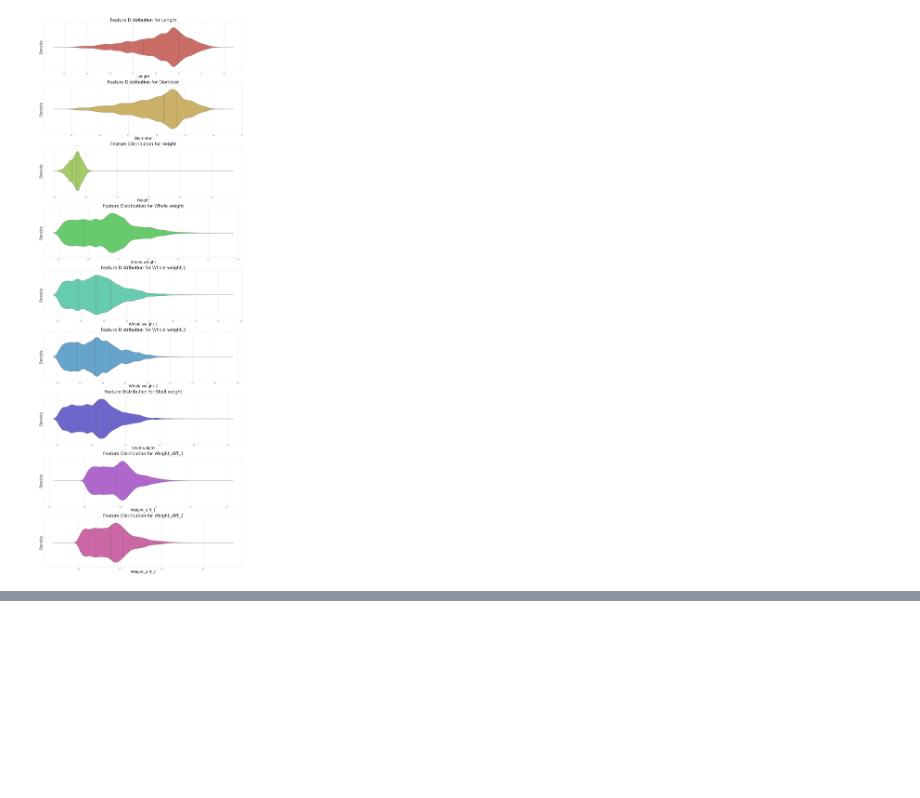
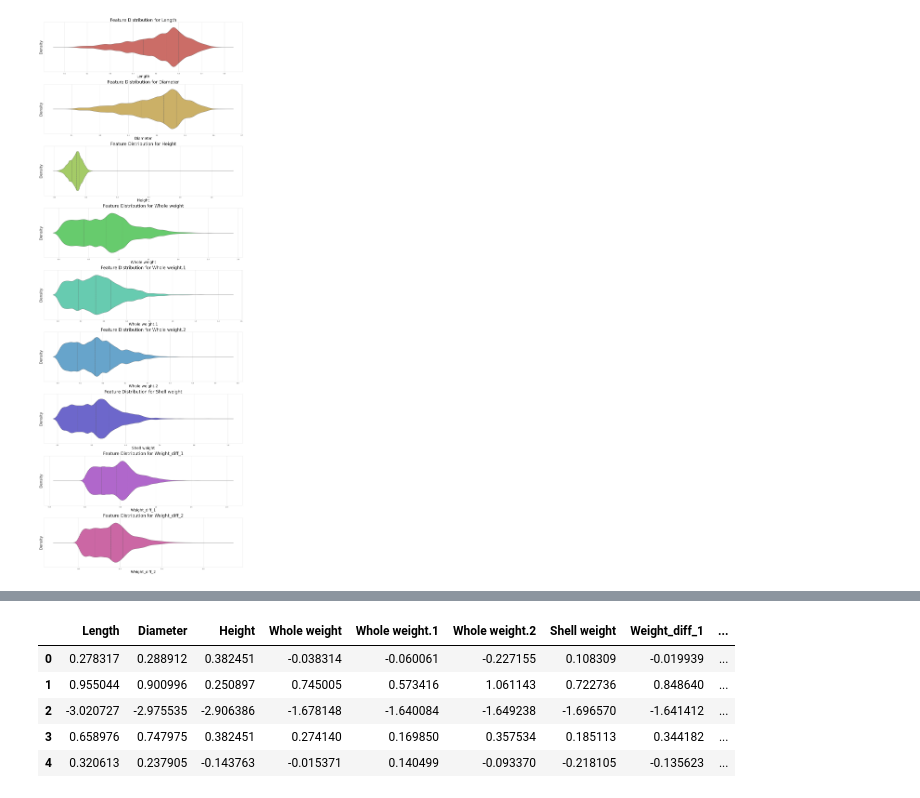
Before and after one commit to Cralsic123/Optuna-for-abalone-dataset, a Jupyter notebook: Optuna_.ipynb, the cells around one changed output, grey strips where cells are left out. Cells and saved outputs as stored; diff of their text form; code cells hidden in the pictures; blank space fills up the shorter version.

```diff
--- a/Optuna_.ipynb
+++ b/Optuna_.ipynb
@@ -147,0 +158,17 @@ Passing `palette` without assigning `hue` is deprecated and will be removed in v
+# %%
+sc = StandardScaler()
+def scale_num_cols(df) :
+    scaled_df = pd.DataFrame(sc.fit_transform(df), columns=df.columns)
+    return scaled_df
+
+scaled_train = scale_num_cols(train_to_scale)
+scaled_test = scale_num_cols(test_to_scale)
+# %%
+scaled_train.head()
+# %% [output]
+|  | Length | Diameter | Height | Whole weight | Whole weight.1 | Whole weight.2 | Shell weight | Weight_diff_1 | ... |
+| 0 | 0.278317 | 0.288912 | 0.382451 | -0.038314 | -0.060061 | -0.227155 | 0.108309 | -0.019939 | ... |
+| 1 | 0.955044 | 0.900996 | 0.250897 | 0.745005 | 0.573416 | 1.061143 | 0.722736 | 0.848640 | ... |
+| 2 | -3.020727 | -2.975535 | -2.906386 | -1.678148 | -1.640084 | -1.649238 | -1.696570 | -1.641412 | ... |
+| 3 | 0.658976 | 0.747975 | 0.382451 | 0.274140 | 0.169850 | 0.357534 | 0.185113 | 0.344182 | ... |
+| 4 | 0.320613 | 0.237905 | -0.143763 | -0.015371 | 0.140499 | -0.093370 | -0.218105 | -0.135623 | ... |
```
Also changed, not shown: parts of 4 cells of this notebook.
